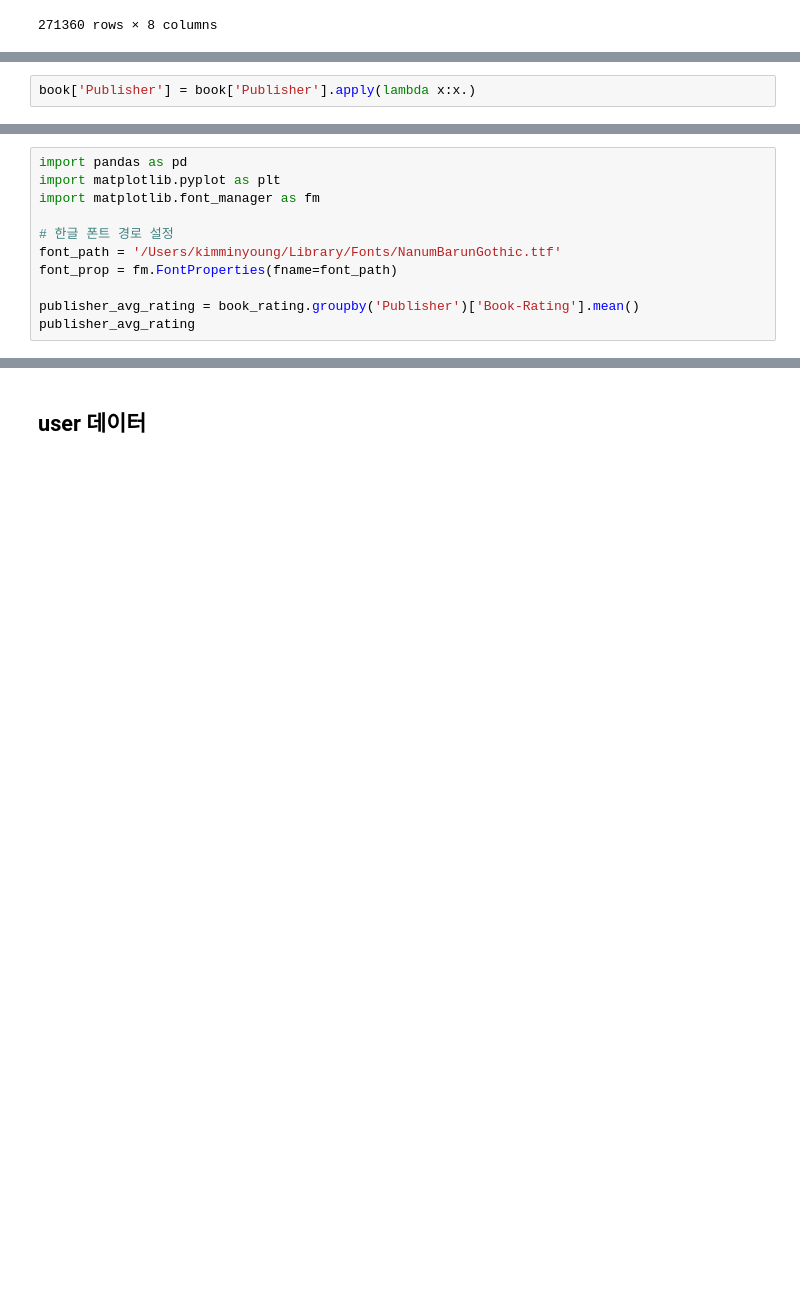
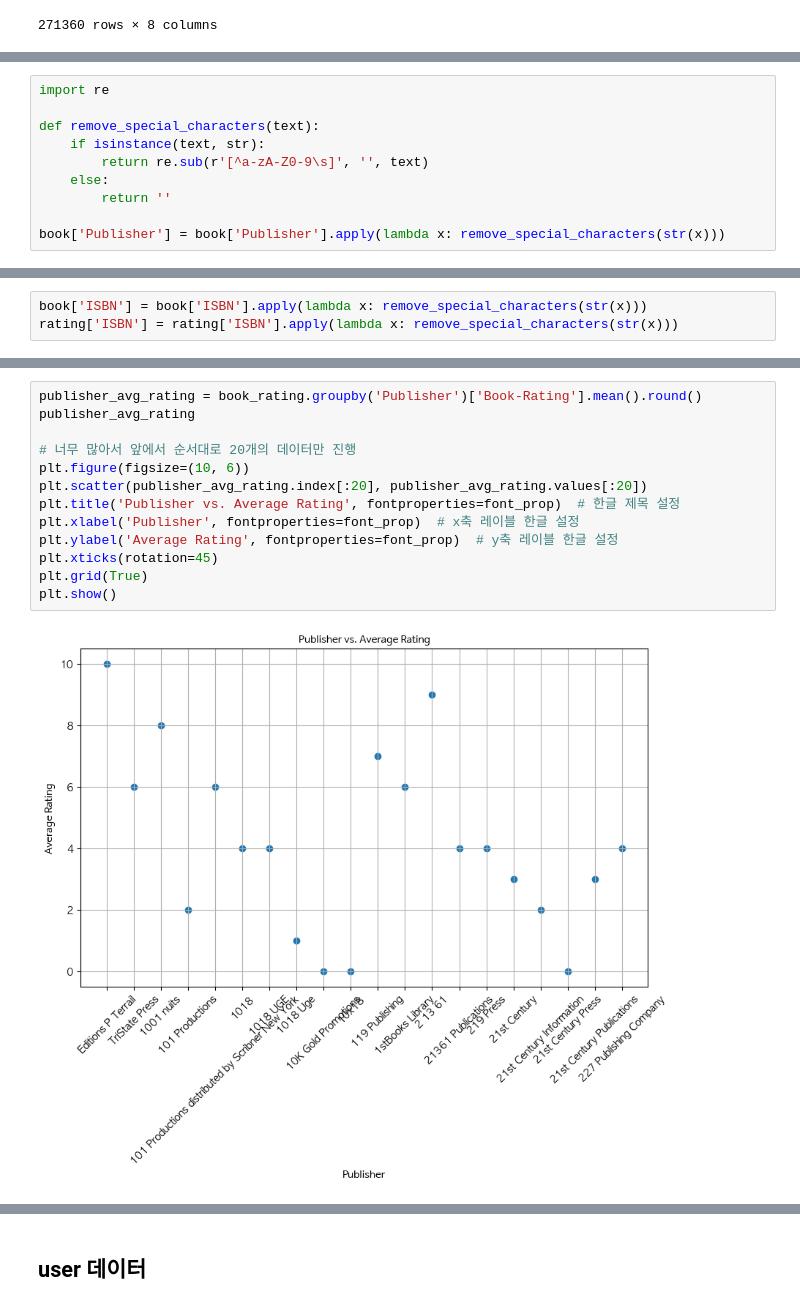
Before and after one commit to kimminyoung0/bookRecommendation, a Jupyter notebook: DataAnalysis.ipynb, the cells around one changed output, grey strips where cells are left out. Cells and saved outputs as stored; diff of their text form; blank space fills up the shorter version.

```diff
--- a/DataAnalysis.ipynb
+++ b/DataAnalysis.ipynb
@@ -160,2 +150,0 @@ plt.show()
-# %%
-book['Publisher'] = book['Publisher'].apply(lambda x:x.)
@@ -248,11 +150,0 @@ Name: count, dtype: int64
-# %%
-import pandas as pd
-import matplotlib.pyplot as plt
-import matplotlib.font_manager as fm
-
-# 한글 폰트 경로 설정
-font_path = '/Users/kimminyoung/Library/Fonts/NanumBarunGothic.ttf'
-font_prop = fm.FontProperties(fname=font_path)
-
-publisher_avg_rating = book_rating.groupby('Publisher')['Book-Rating'].mean()
-publisher_avg_rating
@@ -288,0 +199,10 @@ ParseException: Expected end of text, found '$'  (at char 15), (line:1, col:16)
+# %%
+import re
+
+def remove_special_characters(text):
+    if isinstance(text, str):
+        return re.sub(r'[^a-zA-Z0-9\s]', '', text)
+    else:
+        return ''
+
+book['Publisher'] = book['Publisher'].apply(lambda x: remove_special_characters(str(x)))
@@ -288,0 +253,3 @@ ParseException: Expected end of text, found '$'  (at char 15), (line:1, col:16)
+# %%
+book['ISBN'] = book['ISBN'].apply(lambda x: remove_special_characters(str(x)))
+rating['ISBN'] = rating['ISBN'].apply(lambda x: remove_special_characters(str(x)))
@@ -288,0 +326,15 @@ ParseException: Expected end of text, found '$'  (at char 15), (line:1, col:16)
+# %%
+publisher_avg_rating = book_rating.groupby('Publisher')['Book-Rating'].mean().round()
+publisher_avg_rating
+
+# 너무 많아서 앞에서 순서대로 20개의 데이터만 진행
+plt.figure(figsize=(10, 6))
+plt.scatter(publisher_avg_rating.index[:20], publisher_avg_rating.values[:20])
+plt.title('Publisher vs. Average Rating', fontproperties=font_prop)  # 한글 제목 설정
+plt.xlabel('Publisher', fontproperties=font_prop)  # x축 레이블 한글 설정
+plt.ylabel('Average Rating', fontproperties=font_prop)  # y축 레이블 한글 설정
+plt.xticks(rotation=45)
+plt.grid(True)
+plt.show()
+# %% [output]
+[figure, added]
```
Also changed, not shown: parts of 64 cells of this notebook.
